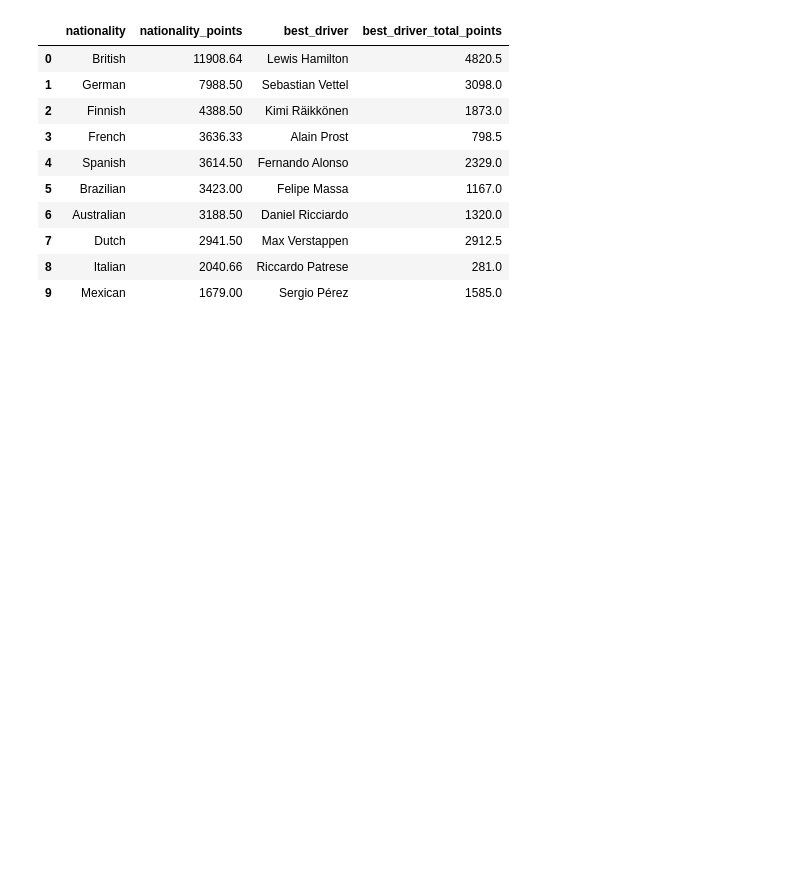
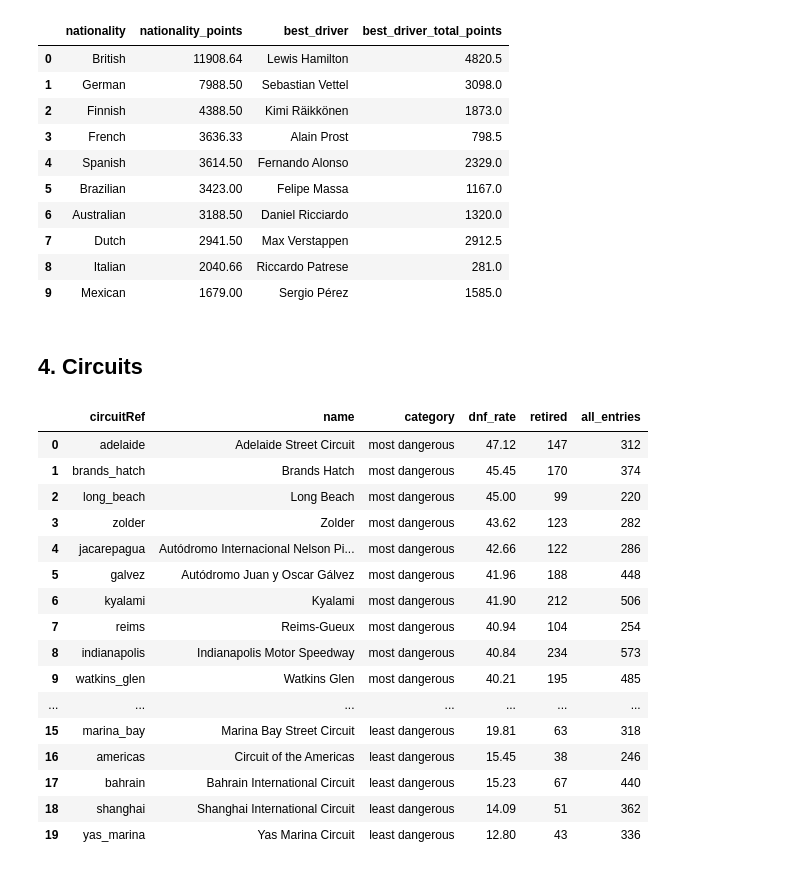
Before and after one commit to jakowczukalicja/formula1-sql-analysis, a Jupyter notebook: analysis.ipynb, the cells around one changed output. Saved outputs shown, nothing was run; the diff lists cells and outputs as text; code cells hidden in the pictures; blank space fills up the shorter version.

Commit message:
dangerous circuits

```diff
--- a/analysis.ipynb
+++ b/analysis.ipynb
@@ -363,3 +361,68 @@ pd.read_sql(query, conn)
 | 7 | Dutch | 2941.50 | Max Verstappen | 2912.5 |
 | 8 | Italian | 2040.66 | Riccardo Patrese | 281.0 |
 | 9 | Mexican | 1679.00 | Sergio Pérez | 1585.0 |
+# %% [markdown]
+## 4. Circuits
+# %%
+# Which circuits are the most and the least dangerous? (R= Retired)
+# We ignore circuits with less than a two hundred entries where DNF can be unstable
+
+query = """
+WITH circuit_retired_stats AS(
+    SELECT
+    c.circuitId,
+    c.circuitRef,
+    c.name,
+    COUNT(*) FILTER(WHERE re.positionText='R') AS retired,
+    COUNT(*) AS all_entries
+    FROM circuits c
+    INNER JOIN races ra ON ra.circuitId = c.circuitId
+    INNER JOIN results re ON re.raceId = ra.raceId
+    GROUP BY c.circuitId
+    HAVING COUNT(*) >= 200
+)
+    SELECT * FROM (
+        SELECT
+        circuitRef,
+        name,
+        'most dangerous' as category,
+        ROUND(retired * 100.0 / all_entries, 2) AS dnf_rate,
+        retired,
+        all_entries
+        FROM circuit_retired_stats
+        ORDER BY dnf_rate DESC
+        LIMIT 10 )
+    UNION ALL
+        SELECT * FROM(
+        SELECT
+        circuitRef,
+        name,
+        'least dangerous' as category,
+        ROUND(retired * 100.0 / all_entries, 2) AS dnf_rate,
+        retired,
+        all_entries
+        FROM circuit_retired_stats
+        ORDER BY dnf_rate ASC
+        LIMIT 10 )
+    ORDER BY dnf_rate DESC
+"""
+
+pd.read_sql(query, conn)
+# %% [output]
+|  | circuitRef | name | category | dnf_rate | retired | all_entries |
+| 0 | adelaide | Adelaide Street Circuit | most dangerous | 47.12 | 147 | 312 |
+| 1 | brands_hatch | Brands Hatch | most dangerous | 45.45 | 170 | 374 |
+| 2 | long_beach | Long Beach | most dangerous | 45.00 | 99 | 220 |
+| 3 | zolder | Zolder | most dangerous | 43.62 | 123 | 282 |
+| 4 | jacarepagua | Autódromo Internacional Nelson Pi... | most dangerous | 42.66 | 122 | 286 |
+| 5 | galvez | Autódromo Juan y Oscar Gálvez | most dangerous | 41.96 | 188 | 448 |
+| 6 | kyalami | Kyalami | most dangerous | 41.90 | 212 | 506 |
+| 7 | reims | Reims-Gueux | most dangerous | 40.94 | 104 | 254 |
+| 8 | indianapolis | Indianapolis Motor Speedway | most dangerous | 40.84 | 234 | 573 |
+| 9 | watkins_glen | Watkins Glen | most dangerous | 40.21 | 195 | 485 |
+| ... | ... | ... | ... | ... | ... | ... |
+| 15 | marina_bay | Marina Bay Street Circuit | least dangerous | 19.81 | 63 | 318 |
+| 16 | americas | Circuit of the Americas | least dangerous | 15.45 | 38 | 246 |
+| 17 | bahrain | Bahrain International Circuit | least dangerous | 15.23 | 67 | 440 |
+| 18 | shanghai | Shanghai International Circuit | least dangerous | 14.09 | 51 | 362 |
+| 19 | yas_marina | Yas Marina Circuit | least dangerous | 12.80 | 43 | 336 |
```
Also changed, not shown: parts of 2 cells of this notebook.
